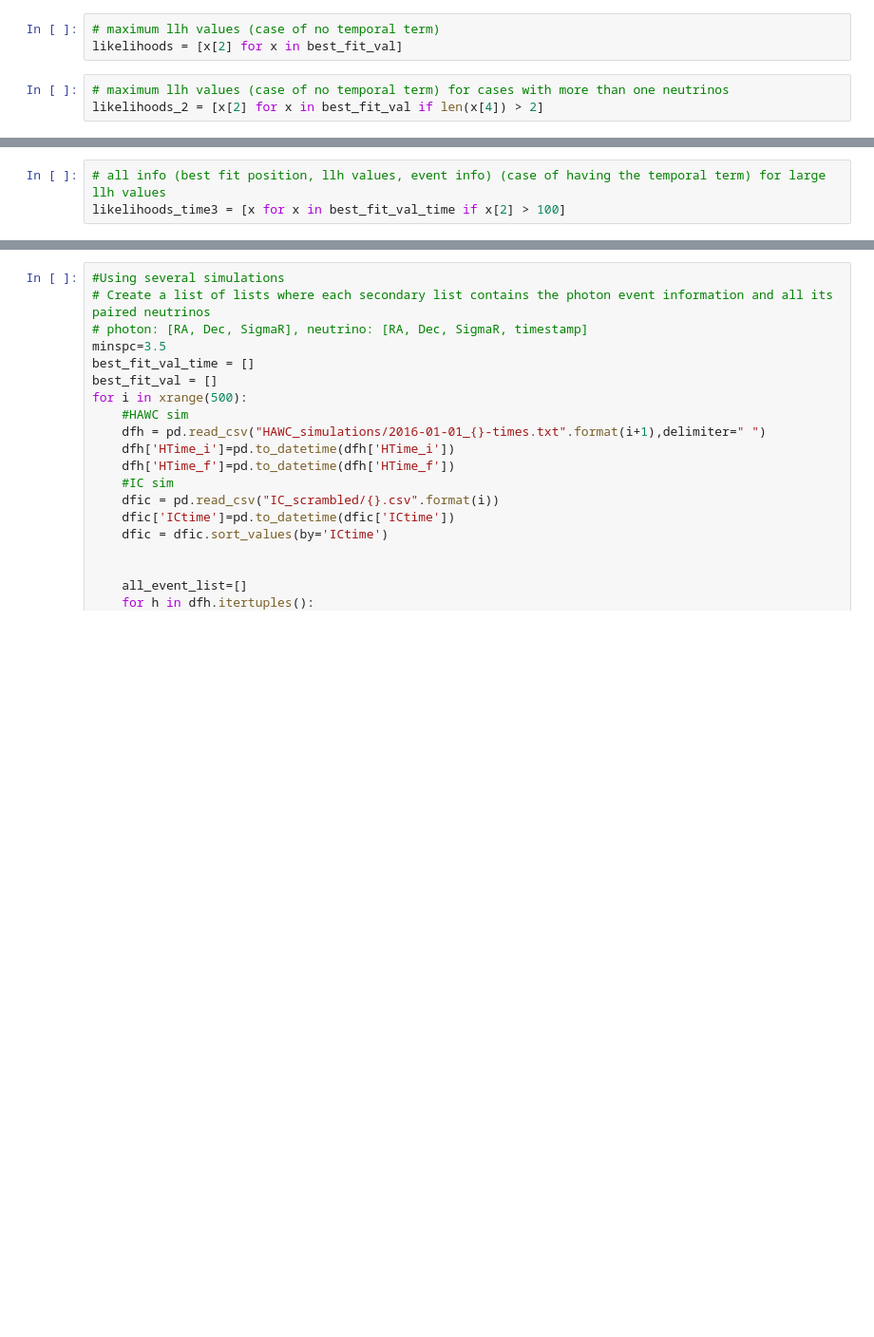
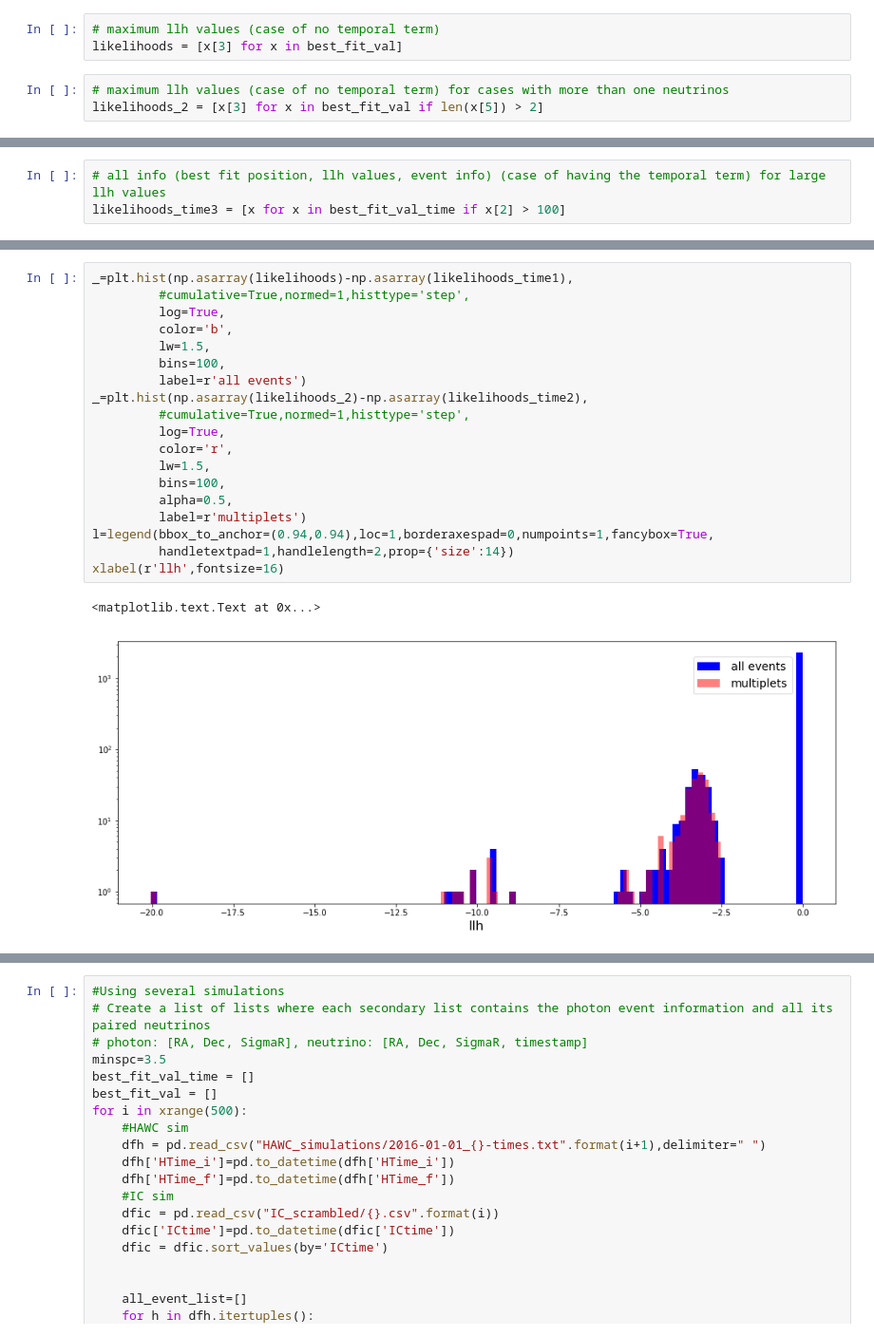
Before and after one commit to hayalaso/Analyses_AMON, a Jupyter notebook: HAWC_IC/multi_correlation_analysis.ipynb, the cells around one changed output, grey strips where cells are left out. Shown at 95% size. Drawn from its saved outputs; the diff is of its cells as text; blank space fills up the shorter version.

```diff
--- a/HAWC_IC/multi_correlation_analysis.ipynb
+++ b/HAWC_IC/multi_correlation_analysis.ipynb
@@ -264,9 +296,9 @@ for ev in all_ev_nut:
 #best_fit_val_time
 # %%
 # maximum llh values (case of no temporal term)
-likelihoods = [x[2] for x in best_fit_val]
+likelihoods = [x[3] for x in best_fit_val]
 # %%
 # maximum llh values (case of no temporal term) for cases with more than one neutrinos
-likelihoods_2 = [x[2] for x in best_fit_val if len(x[4]) > 2]
+likelihoods_2 = [x[3] for x in best_fit_val if len(x[5]) > 2]
 # %%
 # maximum llh values (case of having the temporal term)
@@ -311,0 +426,22 @@ savefig('llh_multiplets.png')
+# %%
+_=plt.hist(np.asarray(likelihoods)-np.asarray(likelihoods_time1),
+         #cumulative=True,normed=1,histtype='step',
+         log=True,
+         color='b',
+         lw=1.5,
+         bins=100,
+         label=r'all events')
+_=plt.hist(np.asarray(likelihoods_2)-np.asarray(likelihoods_time2),
+         #cumulative=True,normed=1,histtype='step',
+         log=True,
+         color='r',
+         lw=1.5,
+         bins=100,
+         alpha=0.5,
+         label=r'multiplets')
+l=legend(bbox_to_anchor=(0.94,0.94),loc=1,borderaxespad=0,numpoints=1,fancybox=True,
+         handletextpad=1,handlelength=2,prop={'size':14})
+xlabel(r'llh',fontsize=16)
+# %% [output]
+<matplotlib.text.Text at 0x...>
+[figure, added]
```
Also changed, not shown: parts of 21 cells of this notebook.
